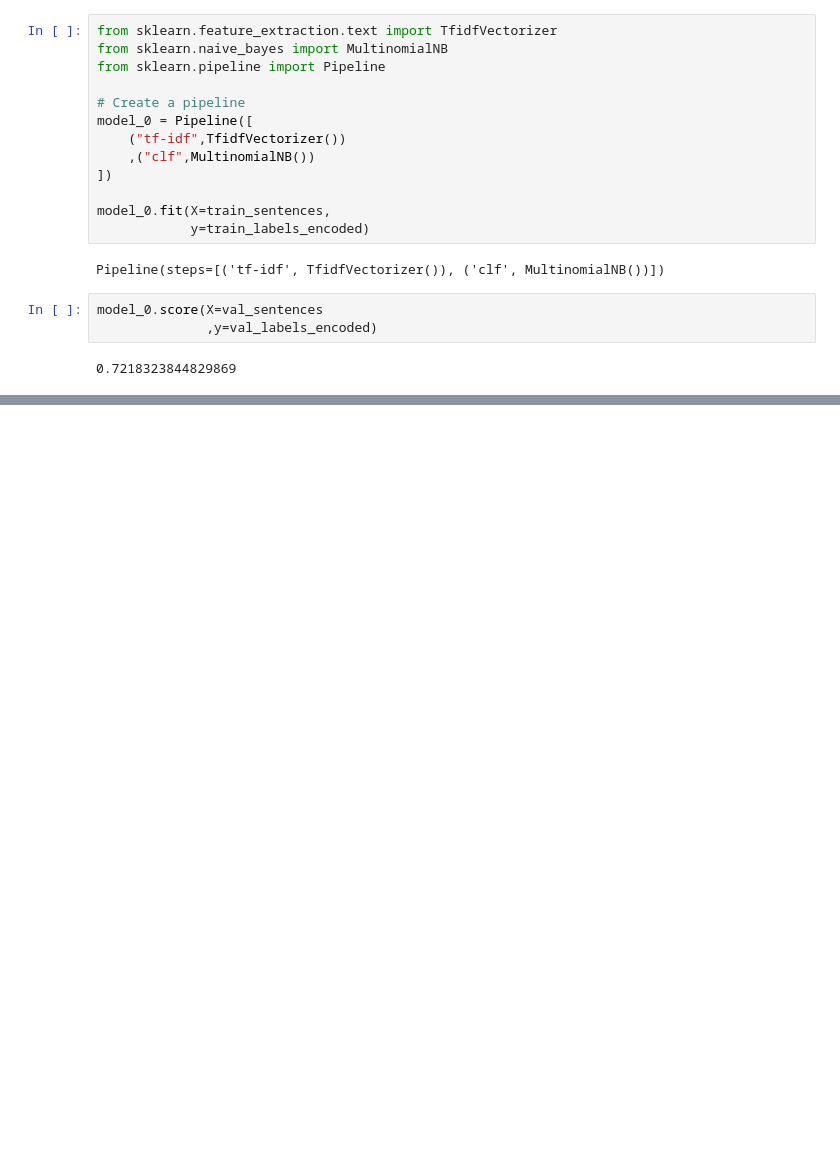
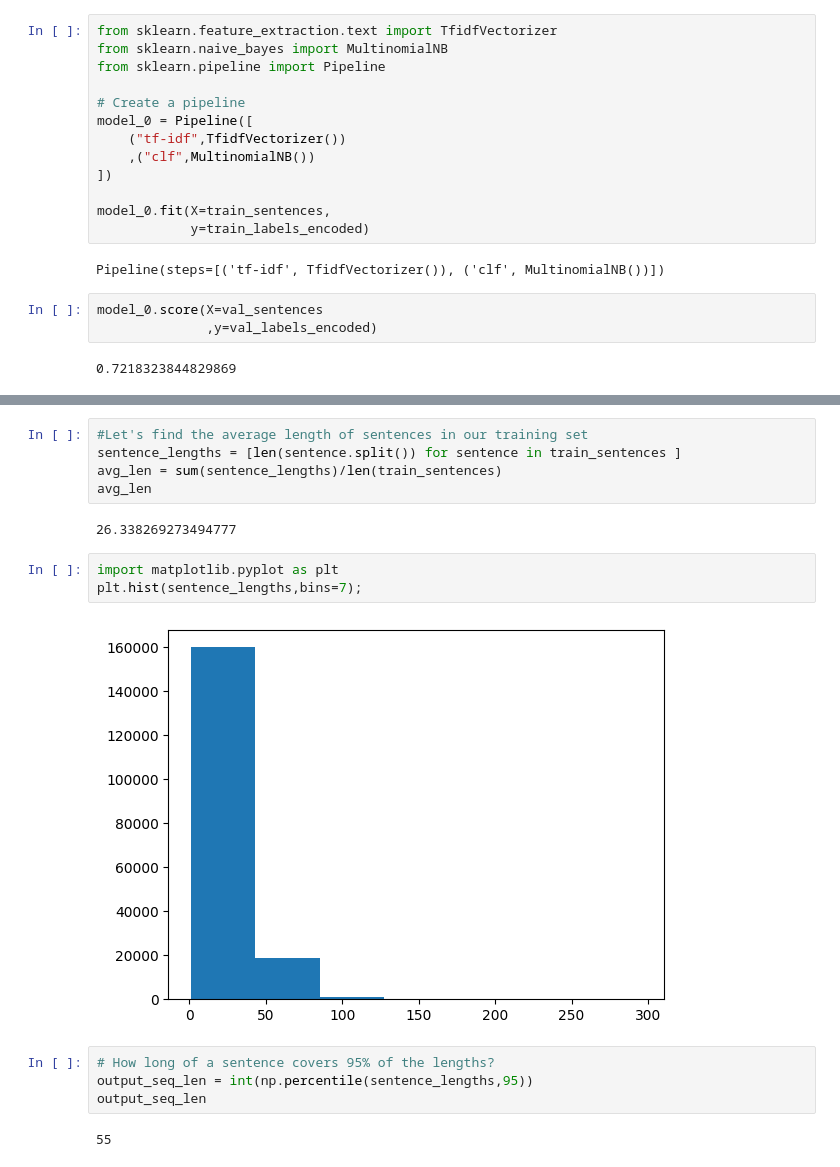
Before and after one commit to bikash119/learn_tensorflow, a Jupyter notebook: learn_tf_006.ipynb, the cells around one changed output, grey strips where cells are left out. Drawn from its saved outputs; the diff is of its cells as text; blank space fills up the shorter version.

```diff
--- a/learn_tf_006.ipynb
+++ b/learn_tf_006.ipynb
@@ -311,0 +365,18 @@ model_0.score(X=val_sentences
+# %%
+#Let's find the average length of sentences in our training set
+sentence_lengths = [len(sentence.split()) for sentence in train_sentences ]
+avg_len = sum(sentence_lengths)/len(train_sentences)
+avg_len
+# %% [output]
+26.338269273494777
+# %%
+import matplotlib.pyplot as plt
+plt.hist(sentence_lengths,bins=7);
+# %% [output]
+[figure, added]
+# %%
+# How long of a sentence covers 95% of the lengths?
+output_seq_len = int(np.percentile(sentence_lengths,95))
+output_seq_len
+# %% [output]
+55
```
Also changed, not shown: parts of 15 cells of this notebook.
